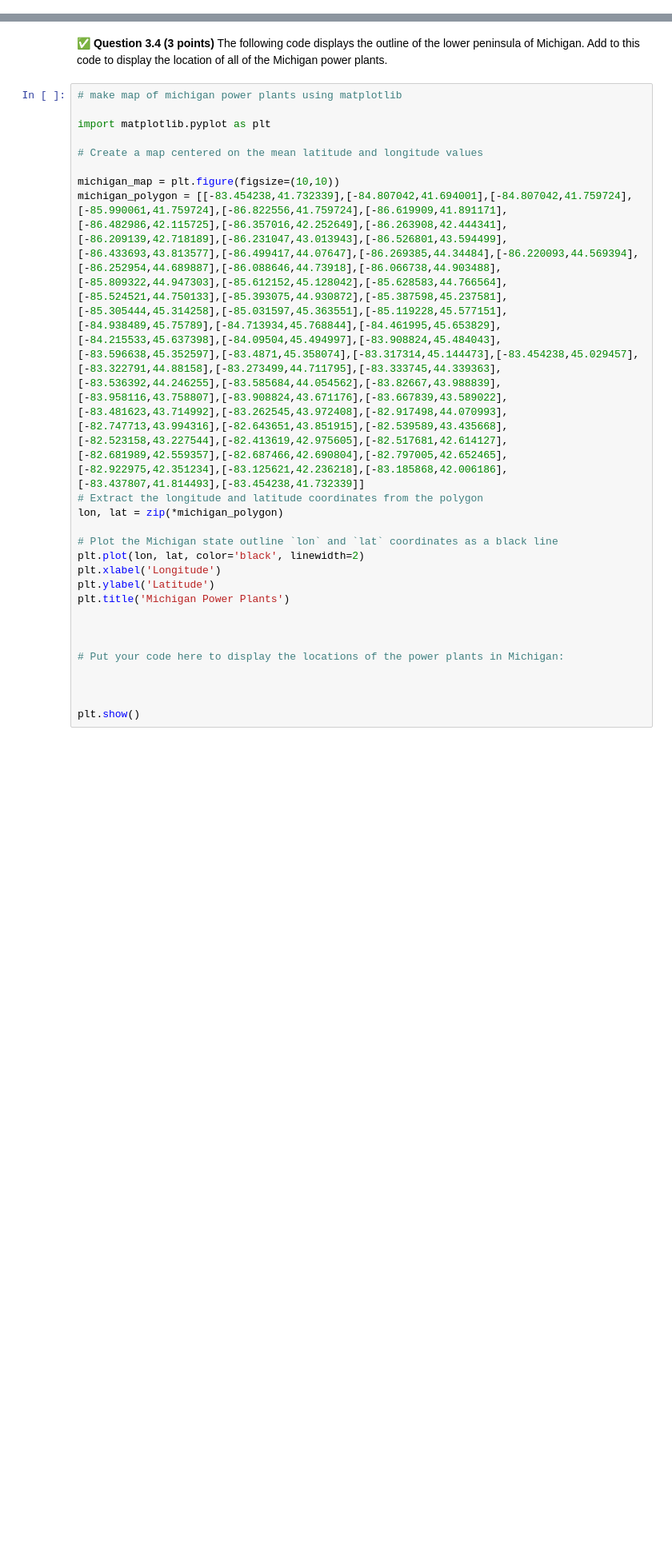
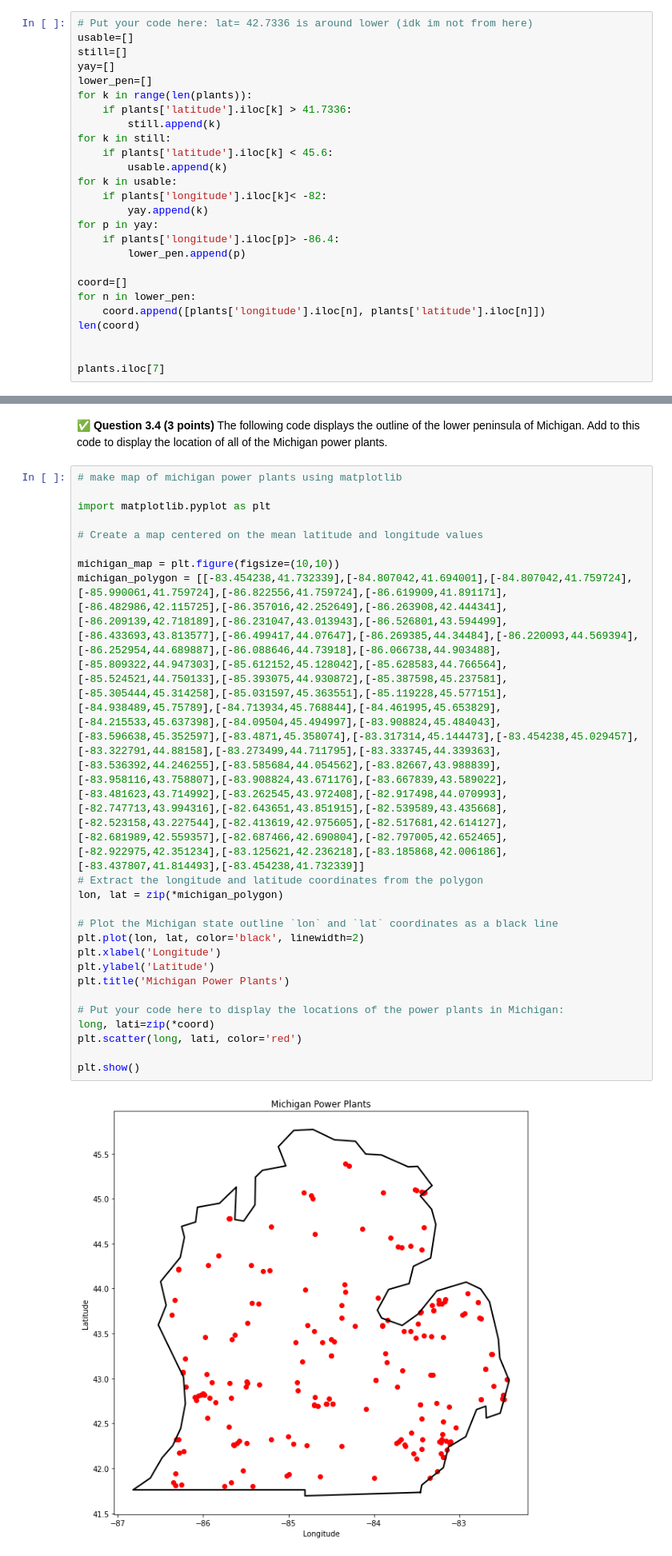
Before and after one commit to ryn-vw/CMSE202-f23-turnin, a Jupyter notebook: HW-02/HW 2, Ryn VW.ipynb, the cells around one changed output, grey strips where cells are left out. Shown at 80% size. Drawn from its saved outputs; the diff is of its cells as text; blank space fills up the shorter version.

```diff
--- a/HW-02/HW 2, Ryn VW.ipynb
+++ b/HW-02/HW 2, Ryn VW.ipynb
@@ -287,0 +288,26 @@ plants= pd.read_csv('global_power_plant_database_USA.csv')
+# %%
+# Put your code here: lat= 42.7336 is around lower (idk im not from here)
+usable=[]
+still=[]
+yay=[]
+lower_pen=[]
+for k in range(len(plants)):
+    if plants['latitude'].iloc[k] > 41.7336:
+        still.append(k)
+for k in still:
+    if plants['latitude'].iloc[k] < 45.6:
+        usable.append(k)
+for k in usable:
+    if plants['longitude'].iloc[k]< -82:
+        yay.append(k)
+for p in yay:
+    if plants['longitude'].iloc[p]> -86.4:
+        lower_pen.append(p)
+
+coord=[]
+for n in lower_pen:
+    coord.append([plants['longitude'].iloc[n], plants['latitude'].iloc[n]])
+len(coord)
+
+
+plants.iloc[7]
@@ -295,28 +339,28 @@ plants= pd.read_csv('global_power_plant_database_USA.csv')
 # %%
 # make map of michigan power plants using matplotlib
 
 import matplotlib.pyplot as plt
 
 # Create a map centered on the mean latitude and longitude values
 
 michigan_map = plt.figure(figsize=(10,10))
 michigan_polygon = [[-83.454238,41.732339],[-84.807042,41.694001],[-84.807042,41.759724],[-85.990061,41.759724],[-86.822556,41.759724],[-86.619909,41.891171],[-86.482986,42.115725],[-86.357016,42.252649],[-86.263908,42.444341],[-86.209139,42.718189],[-86.231047,43.013943],[-86.526801,43.594499],[-86.433693,43.813577],[-86.499417,44.07647],[-86.269385,44.34484],[-86.220093,44.569394],[-86.252954,44.689887],[-86.088646,44.73918],[-86.066738,44.903488],[-85.809322,44.947303],[-85.612152,45.128042],[-85.628583,44.766564],[-85.524521,44.750133],[-85.393075,44.930872],[-85.387598,45.237581],[-85.305444,45.314258],[-85.031597,45.363551],[-85.119228,45.577151],[-84.938489,45.75789],[-84.713934,45.768844],[-84.461995,45.653829],[-84.215533,45.637398],[-84.09504,45.494997],[-83.908824,45.484043],[-83.596638,45.352597],[-83.4871,45.358074],[-83.317314,45.144473],[-83.454238,45.029457],[-83.322791,44.88158],[-83.273499,44.711795],[-83.333745,44.339363],[-83.536392,44.246255],[-83.585684,44.054562],[-83.82667,43.988839],[-83.958116,43.758807],[-83.908824,43.671176],[-83.667839,43.589022],[-83.481623,43.714992],[-83.262545,43.972408],[-82.917498,44.070993],[-82.747713,43.994316],[-82.643651,43.851915],[-82.539589,43.435668],[-82.523158,43.227544],[-82.413619,42.975605],[-82.517681,42.614127],[-82.681989,42.559357],[-82.687466,42.690804],[-82.797005,42.652465],[-82.922975,42.351234],[-83.125621,42.236218],[-83.185868,42.006186],[-83.437807,41.814493],[-83.454238,41.732339]]
 # Extract the longitude and latitude coordinates from the polygon
 lon, lat = zip(*michigan_polygon)
 
 # Plot the Michigan state outline `lon` and `lat` coordinates as a black line
 plt.plot(lon, lat, color='black', linewidth=2)
 plt.xlabel('Longitude')
 plt.ylabel('Latitude')
 plt.title('Michigan Power Plants')
 
-
-
 # Put your code here to display the locations of the power plants in Michigan:
-
-
+long, lati=zip(*coord)
+plt.scatter(long, lati, color='red')
 
 plt.show()
+# %% [output]
+[figure, added]
 # %% [markdown]
 &#9989; **Question 3.5 (4 points)** Consumers Energy (https://www.consumersenergy.com/) is the power company that serves central Michigan, including the East Lansing area.  Recreate your map above, with the power plants that are run by Consumers Energy highlighted in a larger marker with a different color.
 
```
Also changed, not shown: parts of 10 cells of this notebook.
